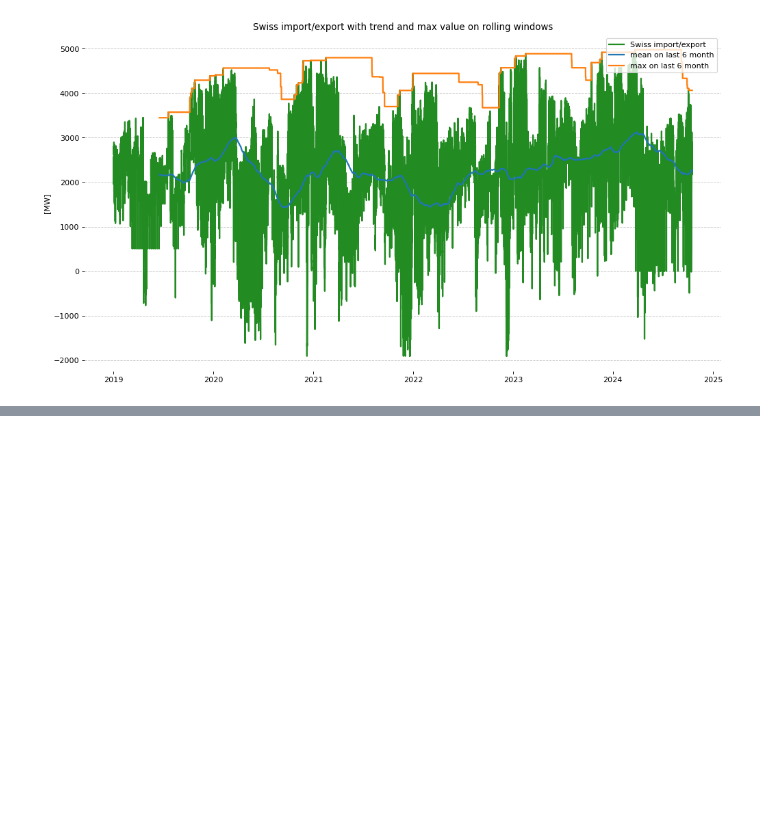
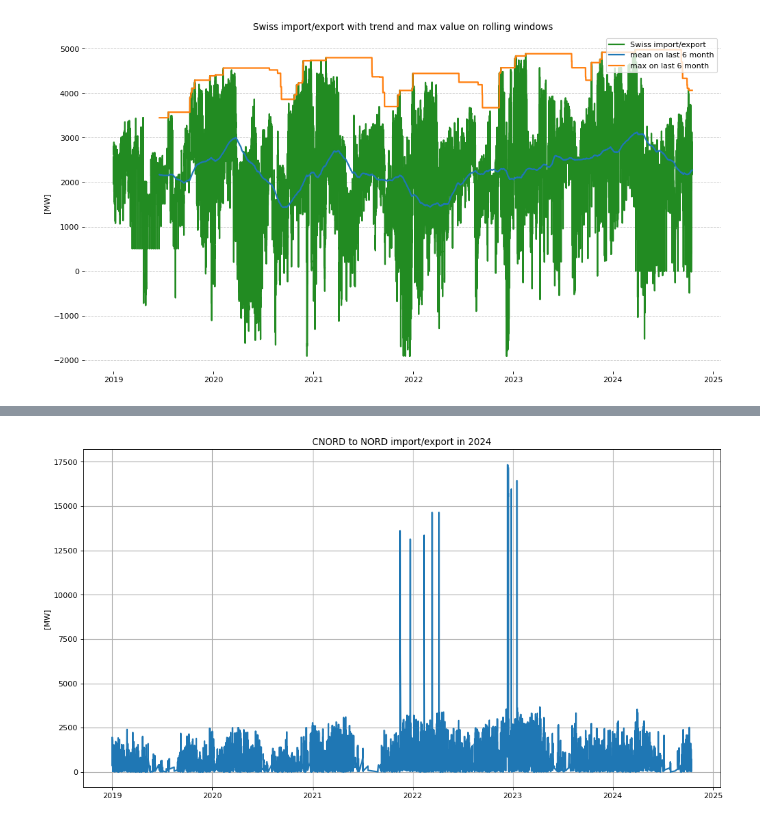
Before and after one commit to samueledelia/Italian-imbalance-forecasting, a Jupyter notebook: notebook/data_exploration/power_transmission.ipynb, the cells around one changed output, grey strips where cells are left out. Drawn from its saved outputs; the diff is of its cells as text; code cells hidden in the pictures; blank space fills up the shorter version.

```diff
--- a/notebook/data_exploration/power_transmission.ipynb
+++ b/notebook/data_exploration/power_transmission.ipynb
@@ -448,0 +452,7 @@ plt.show()
+# %%
+# SQL query to fetch data
+sql_query = "SELECT * FROM TERNA_SUNSET_SCHEDULED_INTERNAL_EXCHANGE"
+scheduled_internal = fetch_db_table_sqlserver16(sql=sql_query, verbose=False)
+scheduled_internal = scheduled_internal.sort_values(by='ORAINI')
+
+scheduled_internal
@@ -448,0 +473,8 @@ plt.show()
+# %%
+# Filter the DataFrame for the relevant columns and rows
+scheduled_internal = scheduled_internal[['SCHEDULED_INTERNAL_EXCHANGE_MW', 'ORAINI', 'FLOW_FROM', 'FLOW_TO']]
+# Convert ORAINI to datetime using the correct method
+scheduled_internal['ORAINI'] = pd.to_datetime(scheduled_internal['ORAINI'], format='%Y%m%d%H%M')
+scheduled_internal.set_index('ORAINI', inplace=True)
+
+scheduled_internal
@@ -448,0 +501,4 @@ plt.show()
+# %%
+filtered_data = scheduled_internal[(scheduled_internal['FLOW_FROM'] == 'CNOR') & (scheduled_internal['FLOW_TO'] == 'NORD')]
+filtered_data = filtered_data['SCHEDULED_INTERNAL_EXCHANGE_MW']
+filtered_data
@@ -448,0 +519,9 @@ plt.show()
+# %%
+fig, ax = plt.subplots(figsize=[15,8], dpi=DPI)
+ax.plot(filtered_data.loc["2024"], linewidth=2)
+
+ax.set_title("CNORD to NORD import/export in 2024"); ax.set_ylabel("[MW]")
+ax.grid(True, which='both',  linewidth=1)
+plt.show()
+# %% [output]
+[figure, added]
```
Also changed, not shown: parts of 4 cells of this notebook, 3 other files.
